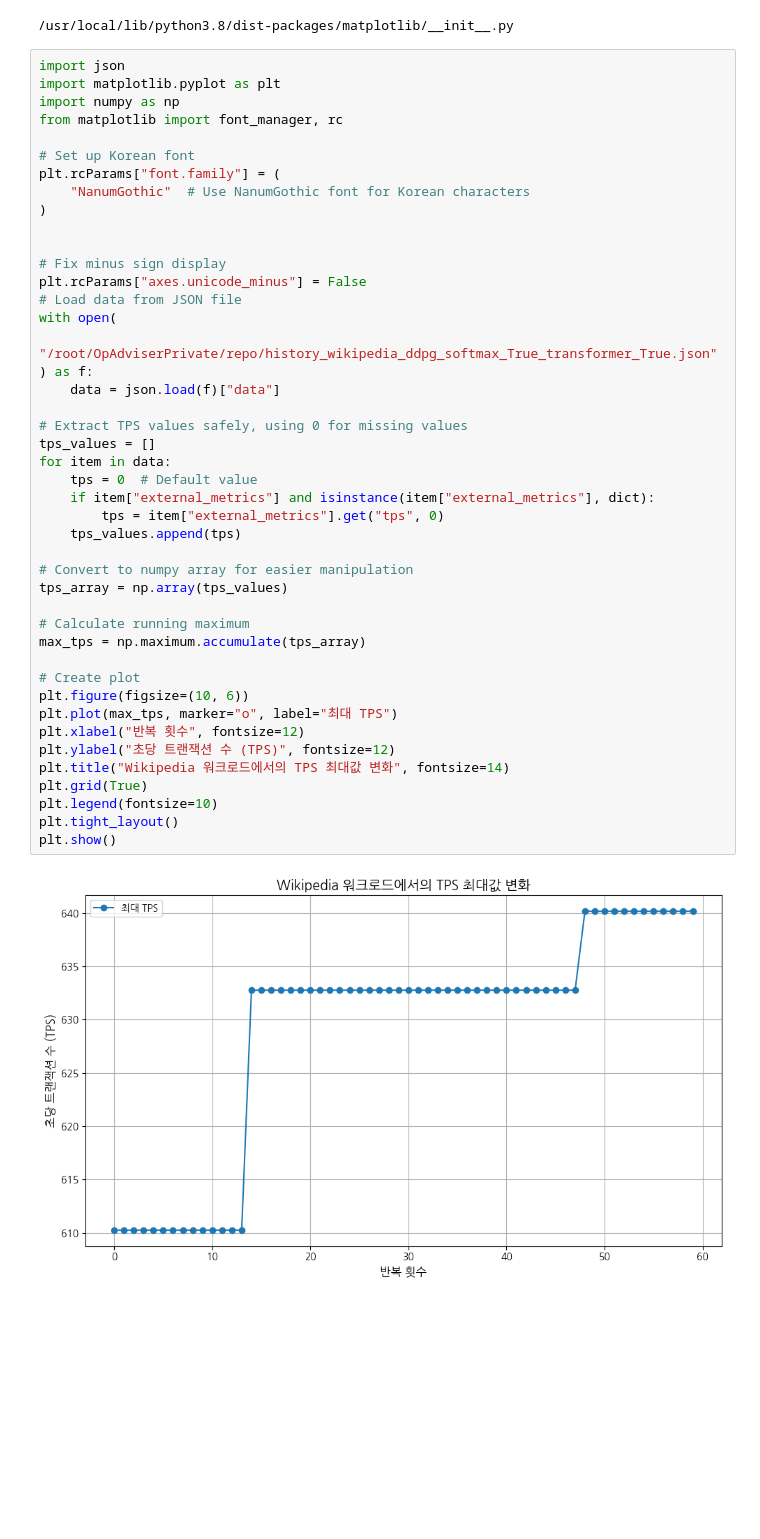
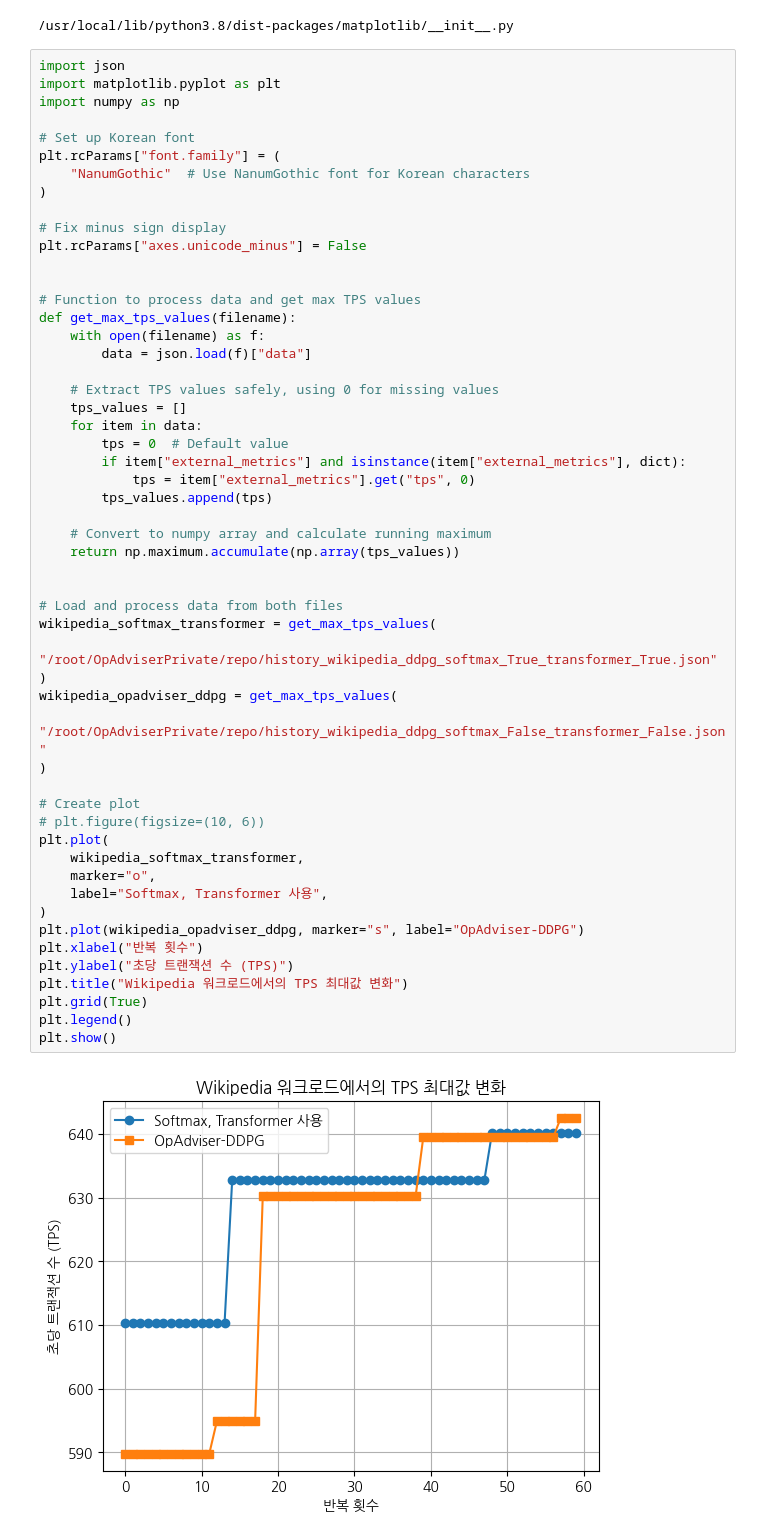
Before and after one commit to seokjeongeum/OpAdviserPrivate, a Jupyter notebook: OpAdviserPlus/plot.ipynb, the cells around one changed output. Saved outputs shown, nothing was run; the diff lists cells and outputs as text; blank space fills up the shorter version.

```diff
--- a/OpAdviserPlus/plot.ipynb
+++ b/OpAdviserPlus/plot.ipynb
@@ -886,46 +886,55 @@ print(matplotlib.__file__)
 # %%
 import json
 import matplotlib.pyplot as plt
 import numpy as np
-from matplotlib import font_manager, rc
 
 # Set up Korean font
 plt.rcParams["font.family"] = (
     "NanumGothic"  # Use NanumGothic font for Korean characters
 )
 
-
 # Fix minus sign display
 plt.rcParams["axes.unicode_minus"] = False
-# Load data from JSON file
-with open(
+
+
+# Function to process data and get max TPS values
+def get_max_tps_values(filename):
+    with open(filename) as f:
+        data = json.load(f)["data"]
+
+    # Extract TPS values safely, using 0 for missing values
+    tps_values = []
+    for item in data:
+        tps = 0  # Default value
+        if item["external_metrics"] and isinstance(item["external_metrics"], dict):
+            tps = item["external_metrics"].get("tps", 0)
+        tps_values.append(tps)
+
+    # Convert to numpy array and calculate running maximum
+    return np.maximum.accumulate(np.array(tps_values))
+
+
+# Load and process data from both files
+wikipedia_softmax_transformer = get_max_tps_values(
     "/root/OpAdviserPrivate/repo/history_wikipedia_ddpg_softmax_True_transformer_True.json"
-) as f:
-    data = json.load(f)["data"]
-
-# Extract TPS values safely, using 0 for missing values
-tps_values = []
-for item in data:
-    tps = 0  # Default value
-    if item["external_metrics"] and isinstance(item["external_metrics"], dict):
-        tps = item["external_metrics"].get("tps", 0)
-    tps_values.append(tps)
-
-# Convert to numpy array for easier manipulation
-tps_array = np.array(tps_values)
-
-# Calculate running maximum
-max_tps = np.maximum.accumulate(tps_array)
+)
+wikipedia_opadviser_ddpg = get_max_tps_values(
+    "/root/OpAdviserPrivate/repo/history_wikipedia_ddpg_softmax_False_transformer_False.json"
+)
 
 # Create plot
-plt.figure(figsize=(10, 6))
-plt.plot(max_tps, marker="o", label="최대 TPS")
-plt.xlabel("반복 횟수", fontsize=12)
-plt.ylabel("초당 트랜잭션 수 (TPS)", fontsize=12)
-plt.title("Wikipedia 워크로드에서의 TPS 최대값 변화", fontsize=14)
+# plt.figure(figsize=(10, 6))
+plt.plot(
+    wikipedia_softmax_transformer,
+    marker="o",
+    label="Softmax, Transformer 사용",
+)
+plt.plot(wikipedia_opadviser_ddpg, marker="s", label="OpAdviser-DDPG")
+plt.xlabel("반복 횟수")
+plt.ylabel("초당 트랜잭션 수 (TPS)")
+plt.title("Wikipedia 워크로드에서의 TPS 최대값 변화")
 plt.grid(True)
-plt.legend(fontsize=10)
-plt.tight_layout()
+plt.legend()
 plt.show()
 # %% [output]
-[figure, old version]
+[figure, new version]
```
